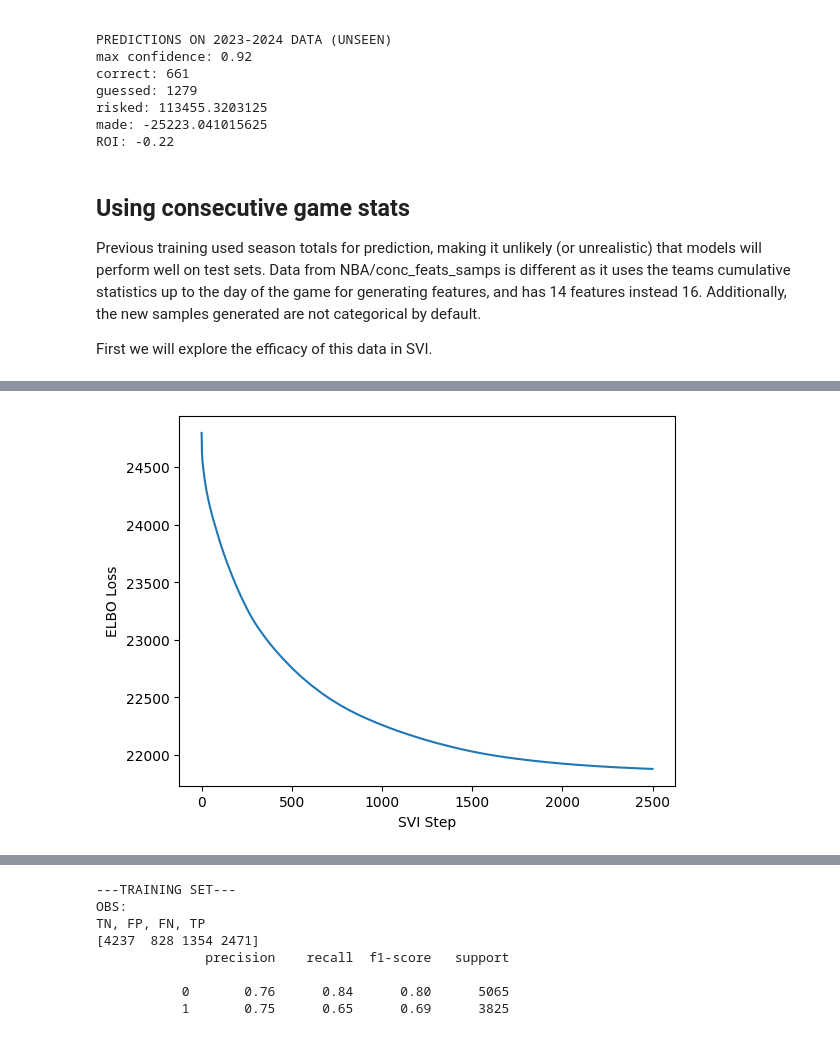
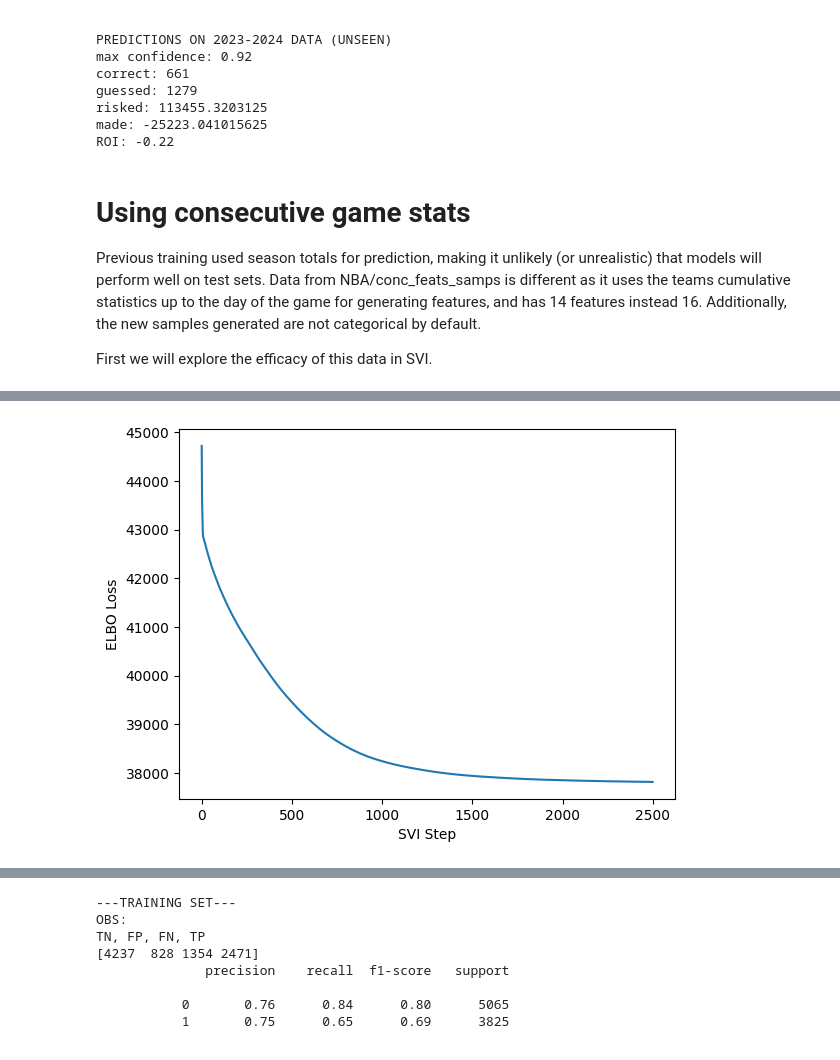
Before and after one commit to Andrei-Treil/betting_bot, a Jupyter notebook: notebooks/bnn_betting.ipynb, the cells around one changed output, grey strips where cells are left out. Drawn from its saved outputs; the diff is of its cells as text; code cells hidden in the pictures.

Commit message:
SVI w/ consec update

```diff
--- a/notebooks/bnn_betting.ipynb
+++ b/notebooks/bnn_betting.ipynb
@@ -717,7 +717,7 @@ risked: 113455.3203125
 made: -25223.041015625
 ROI: -0.22
 # %% [markdown]
-## Using consecutive game stats
+# Using consecutive game stats
 Previous training used season totals for prediction, making it unlikely (or unrealistic) that models will perform well on test sets. Data from NBA/conc_feats_samps is different as it uses the teams cumulative statistics up to the day of the game for generating features, and has 14 features instead 16. Additionally, the new samples generated are not categorical by default.
 
 First we will explore the efficacy of this data in SVI.
@@ -790,7 +790,7 @@ from pyro.infer import TraceEnum_ELBO
 from pyro.optim import Adam
 
 pyro.clear_param_store()
-bnn_cat = BNN_Multi_Layer_SVI(in_dim=14,first_hid_dim=56,sec_hid_dim=112,thir_hid_dim=112,four_hid_dim=56,out_dim=2,prior_scale=0.75,bias_scale=10)
+bnn_cat = BNN_Multi_Layer_SVI(in_dim=14,first_hid_dim=56,sec_hid_dim=112,thir_hid_dim=112,four_hid_dim=56,out_dim=2,prior_scale=1.5,bias_scale=10)
 guide = AutoDelta(bnn_cat)
 # guide = AutoDiagonalNormal(bnn_cat)
 num_steps = 2500
@@ -830,4 +830,4 @@ plt.show()
-[figure, old version]
+[figure, new version]
 # %%
 pyro.clear_param_store()
 predictive = Predictive(bnn_cat, guide=guide, num_samples=500, return_sites=["obs","_RETURN"]) # confidence scales inversely w/ num_samples, low num_samp -> high confidence
```
Also changed, not shown: parts of 6 cells of this notebook.
